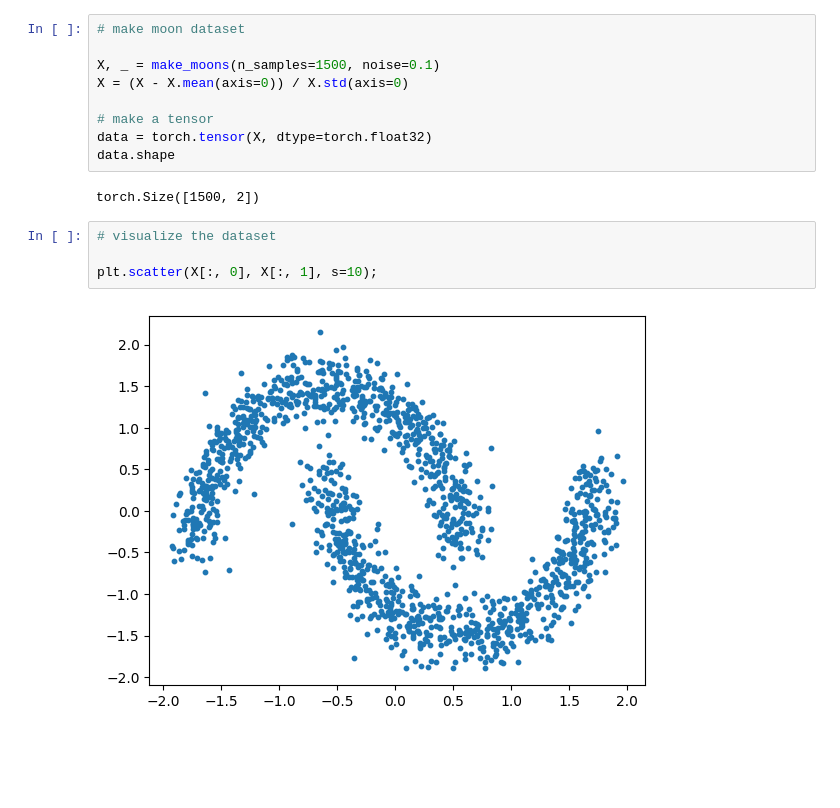
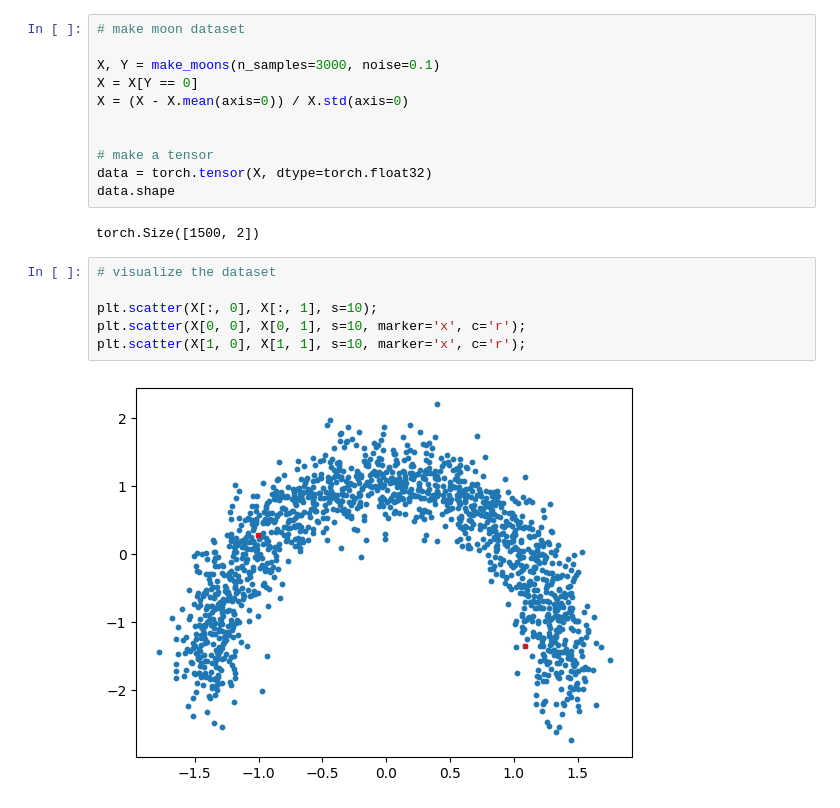
Before and after one commit to CKleiber/LAMINAR, a Jupyter notebook: notebooks/demo.ipynb, the cells around one changed output. Drawn from its saved outputs; the diff is of its cells as text; blank space fills up the shorter version.

```diff
--- a/notebooks/demo.ipynb
+++ b/notebooks/demo.ipynb
@@ -11,8 +11,10 @@ from sklearn.datasets import make_moons
 # %%
 # make moon dataset
 
-X, _ = make_moons(n_samples=1500, noise=0.1)
+X, Y = make_moons(n_samples=3000, noise=0.1)
+X = X[Y == 0]
 X = (X - X.mean(axis=0)) / X.std(axis=0)
+
 
 # make a tensor
 data = torch.tensor(X, dtype=torch.float32)
@@ -22,9 +24,11 @@ torch.Size([1500, 2])
 # %%
 # visualize the dataset
 
 plt.scatter(X[:, 0], X[:, 1], s=10);
+plt.scatter(X[0, 0], X[0, 1], s=10, marker='x', c='r');
+plt.scatter(X[1, 0], X[1, 1], s=10, marker='x', c='r');
 # %% [output]
-[figure, old version]
+[figure, new version]
 # %%
 # initialize the LAM class
 
```
Also changed, not shown: parts of 11 cells of this notebook, 6 other files.
